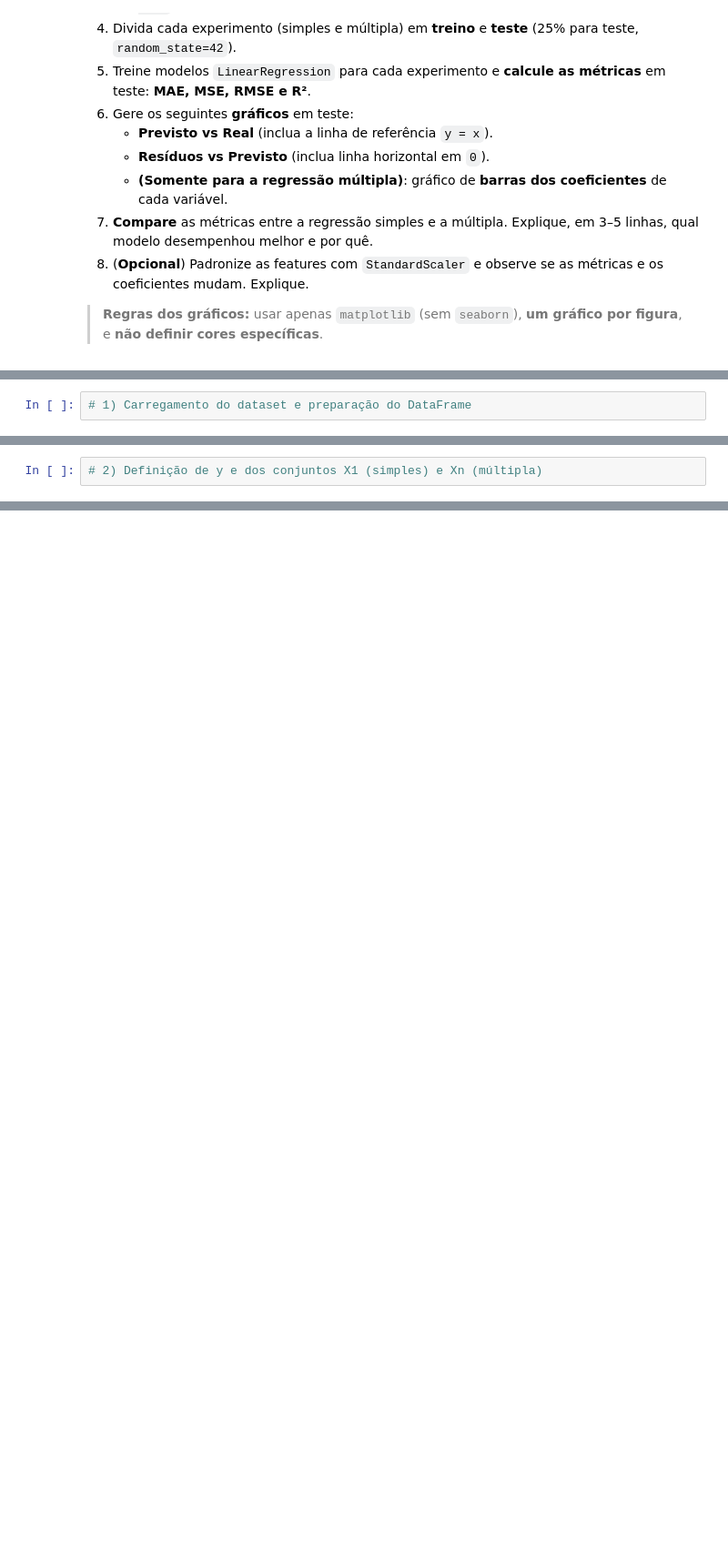
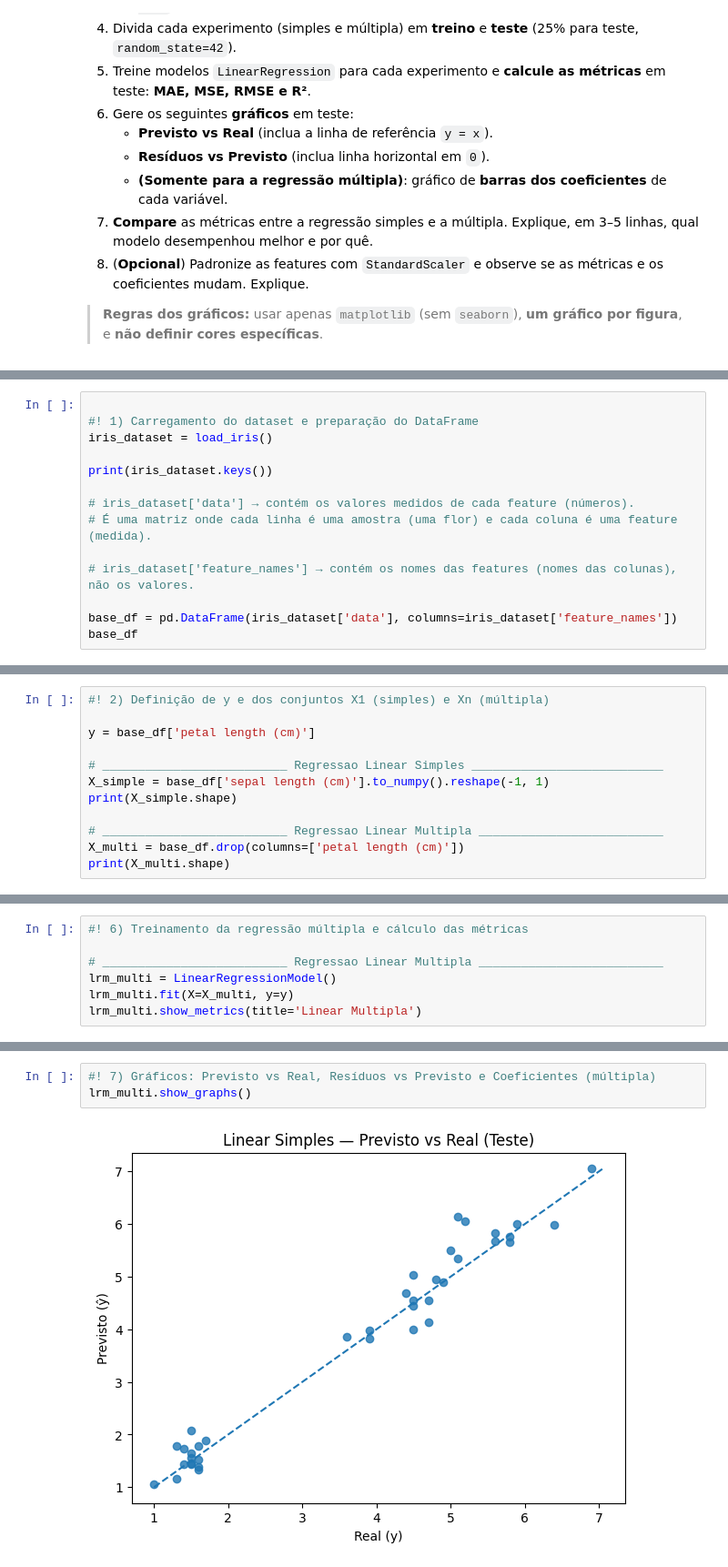
Before and after one commit to YasminTrembulack/Eng_Software, a Jupyter notebook: Aula02/Exercicio_Regressao_Iris.ipynb, the cells around one changed output, grey strips where cells are left out. Shown at 91% size. Drawn from its saved outputs; the diff is of its cells as text; blank space fills up the shorter version.

```diff
--- a/Aula02/Exercicio_Regressao_Iris.ipynb
+++ b/Aula02/Exercicio_Regressao_Iris.ipynb
@@ -30,2 +124,14 @@ Usaremos o dataset `load_iris()` que contém 150 amostras de flores *Iris* com a
 # %%
-# 1) Carregamento do dataset e preparação do DataFrame
+
+#! 1) Carregamento do dataset e preparação do DataFrame
+iris_dataset = load_iris()
+
+print(iris_dataset.keys())
+
+# iris_dataset['data'] → contém os valores medidos de cada feature (números).
+# É uma matriz onde cada linha é uma amostra (uma flor) e cada coluna é uma feature (medida).
+
+# iris_dataset['feature_names'] → contém os nomes das features (nomes das colunas), não os valores.
+
+base_df = pd.DataFrame(iris_dataset['data'], columns=iris_dataset['feature_names'])
+base_df
@@ -32,2 +153,12 @@ Usaremos o dataset `load_iris()` que contém 150 amostras de flores *Iris* com a
 # %%
-# 2) Definição de y e dos conjuntos X1 (simples) e Xn (múltipla)
+#! 2) Definição de y e dos conjuntos X1 (simples) e Xn (múltipla)
+
+y = base_df['petal length (cm)']
+
+# __________________________ Regressao Linear Simples ___________________________
+X_simple = base_df['sepal length (cm)'].to_numpy().reshape(-1, 1)
+print(X_simple.shape)
+
+# __________________________ Regressao Linear Multipla __________________________
+X_multi = base_df.drop(columns=['petal length (cm)'])
+print(X_multi.shape)
@@ -43,0 +196,7 @@ Usaremos o dataset `load_iris()` que contém 150 amostras de flores *Iris* com a
+# %%
+#! 6) Treinamento da regressão múltipla e cálculo das métricas
+
+# __________________________ Regressao Linear Multipla __________________________
+lrm_multi = LinearRegressionModel()
+lrm_multi.fit(X=X_multi, y=y)
+lrm_multi.show_metrics(title='Linear Multipla')
@@ -43,0 +218,5 @@ Usaremos o dataset `load_iris()` que contém 150 amostras de flores *Iris* com a
+# %%
+#! 7) Gráficos: Previsto vs Real, Resíduos vs Previsto e Coeficientes (múltipla)
+lrm_multi.show_graphs()
+# %% [output]
+[figure, added]
```
Also changed, not shown: parts of 14 cells of this notebook, 1 other file.
